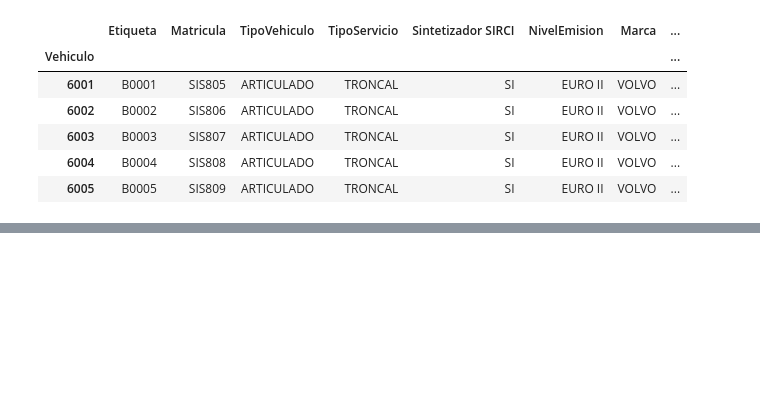
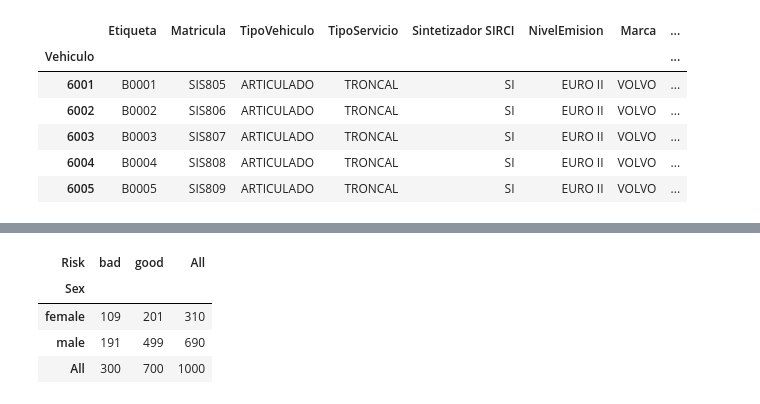
Before and after one commit to acubillosde/MinTic, a Jupyter notebook: 03-Tablas_Contingencia.ipynb, the cells around one changed output, grey strips where cells are left out. Drawn from its saved outputs; the diff is of its cells as text; code cells hidden in the pictures; blank space fills up the shorter version.

```diff
--- a/03-Tablas_Contingencia.ipynb
+++ b/03-Tablas_Contingencia.ipynb
@@ -99,0 +182,9 @@ buses.head()
+# %%
+tabla_m = pd.crosstab(banco['Sex'], banco['Risk'], margins = True)
+tabla_m
+# %% [output]
+| Risk | bad | good | All |
+| Sex |  |  |  |
+| female | 109 | 201 | 310 |
+| male | 191 | 499 | 690 |
+| All | 300 | 700 | 1000 |
```
Also changed, not shown: parts of 13 cells of this notebook, 1 other file.
